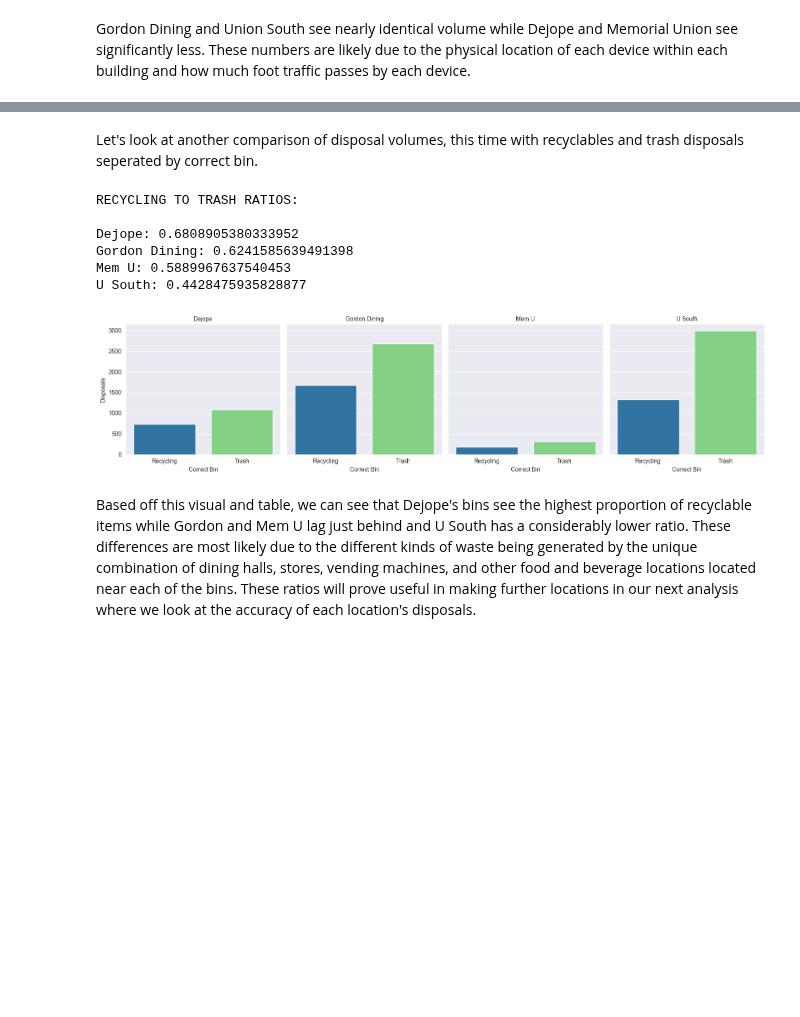
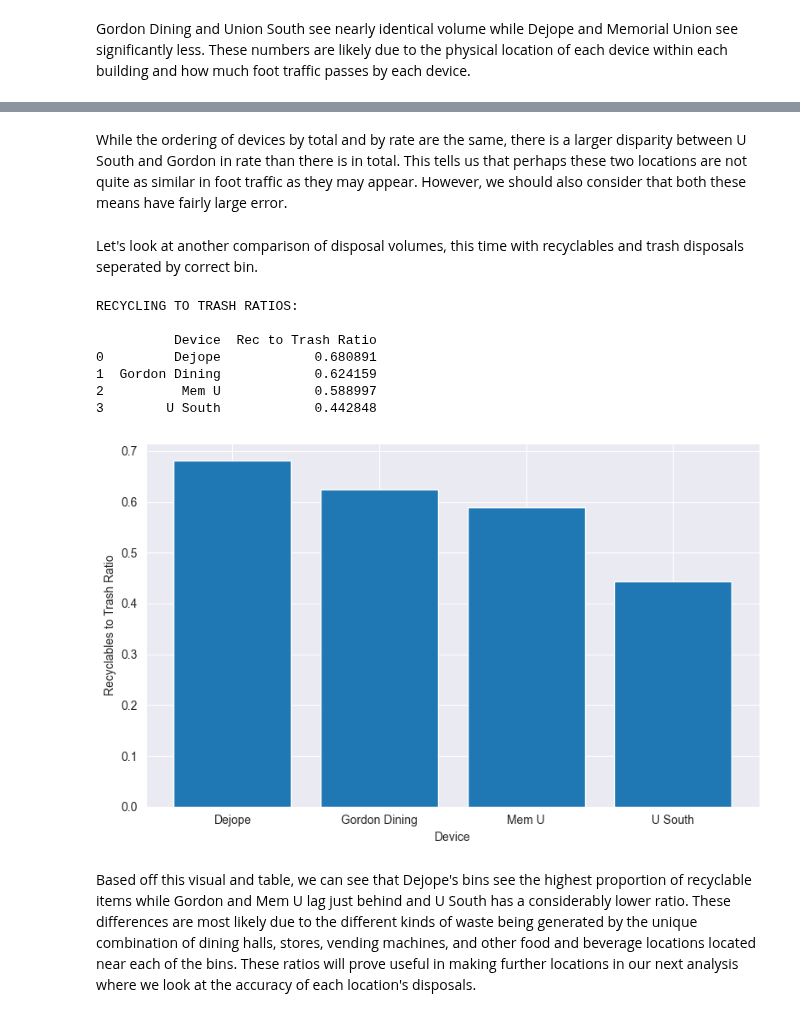
Before and after one commit to bps78/Oscar-Research-Project, a Jupyter notebook: oscar_project.ipynb, the cells around one changed output, grey strips where cells are left out. Drawn from its saved outputs; the diff is of its cells as text; code cells hidden in the pictures; blank space fills up the shorter version.

```diff
--- a/oscar_project.ipynb
+++ b/oscar_project.ipynb
@@ -429,0 +460,27 @@ Gordon Dining and Union South see nearly identical volume while Dejope and Memor
+# %%
+disposals_per_device_day = disposals.groupby(['Date', 'Device'])['Disposals'].sum().reset_index()
+
+rows = []
+for device in disposals_per_device_day['Device'].unique():
+    cur = disposals_per_device_day[disposals_per_device_day['Device'] == device]
+    mean = cur['Disposals'].mean()
+    std = cur['Disposals'].std()
+    rows.append({'Device': device, 'Mean Disposals': mean, 'Std Dev Disposals': std})
+
+summary_table = pd.DataFrame(rows)
+summary_table = summary_table.sort_values(by='Mean Disposals', ascending=False)
+
+print(summary_table)
+
+plt.figure(figsize=(8, 5))
+
+x = summary_table['Device']
+y = summary_table['Mean Disposals']
+yerr = summary_table['Std Dev Disposals']
+
+plt.bar(x, y, yerr=yerr, capsize=5, color='skyblue', edgecolor='black')
+plt.xlabel('Device')
+plt.ylabel('Mean Disposals per Day')
+plt.title('Mean Disposals per Device per Day (with Std Dev)')
+plt.tight_layout()
+plt.show()
@@ -430,32 +494,38 @@ Gordon Dining and Union South see nearly identical volume while Dejope and Memor
+# %% [markdown]
+While the ordering of devices by total and by rate are the same, there is a larger disparity between U South and Gordon in rate than there is in total. This tells us that perhaps these two locations are not quite as similar in foot traffic as they may appear. However, we should also consider that both these means have fairly large error.
 # %% [markdown]
 Let's look at another comparison of disposal volumes, this time with recyclables and trash disposals seperated by correct bin.
 # %%
 device_by_bin = disposals.groupby(['Device', 'Correct Bin'])['Disposals'].sum().reset_index()
 
 print('RECYCLING TO TRASH RATIOS:\n')
+rows = []
 for location in device_by_bin['Device'].unique():
     cur = device_by_bin[device_by_bin['Device'] == location]
 
     recycling_sum = cur[cur['Correct Bin'] == 'Recycling']['Disposals'].sum()
     trash_sum = cur[cur['Correct Bin'] == 'Trash']['Disposals'].sum()
-    print(location + ': ' + str(recycling_sum/ trash_sum))
+    rows.append({'Device': location, 'Rec to Trash Ratio': recycling_sum / trash_sum})
 
-grid = sns.FacetGrid(device_by_bin, col= 'Device', col_wrap=4, height=4)
+summary_table = pd.DataFrame(rows)
+summary_table = summary_table.sort_values(by='Rec to Trash Ratio', ascending=False)
+print(summary_table)
 
-grid.map_dataframe(sns.barplot, x='Correct Bin', y='Disposals', hue = 'Correct Bin', palette={'Recycling': '#1f77b4', 'Trash': '#77dd77'})
-
-grid.set_titles('{col_name}')
-grid.set_axis_labels('Correct Bin', 'Disposals')
+plt.figure(figsize=(8, 5))
+plt.bar(summary_table['Device'], summary_table['Rec to Trash Ratio'])
+plt.xlabel('Device')
+plt.ylabel('Recyclables to Trash Ratio')
 plt.tight_layout()
 plt.show()
 # %% [output]
 RECYCLING TO TRASH RATIOS:
 
-Dejope: 0.6808905380333952
-Gordon Dining: 0.6241585639491398
-Mem U: 0.5889967637540453
-U South: 0.4428475935828877
+          Device  Rec to Trash Ratio
+0         Dejope            0.680891
+1  Gordon Dining            0.624159
+2          Mem U            0.588997
+3        U South            0.442848
-[figure, old version]
+[figure, new version]
 # %% [markdown]
 Based off this visual and table, we can see that Dejope's bins see the highest proportion of recyclable items while Gordon and Mem U lag just behind and U South has a considerably lower ratio. These differences are most likely due to the different kinds of waste being generated by the unique combination of dining halls, stores, vending machines, and other food and beverage locations located near each of the bins. These ratios will prove useful in making further locations in our next analysis where we look at the accuracy of each location's disposals.
 # %% [markdown]
```
Also changed, not shown: parts of 20 cells of this notebook, 1 other file.
